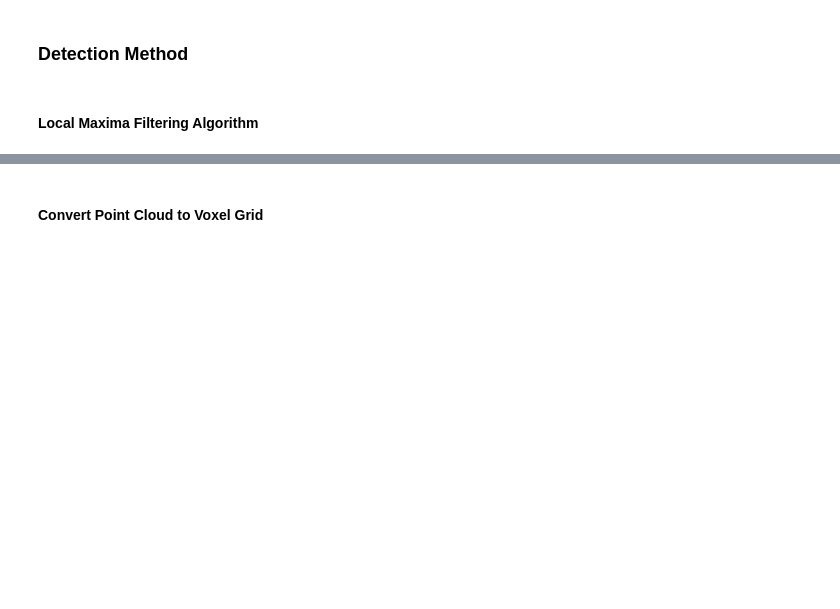
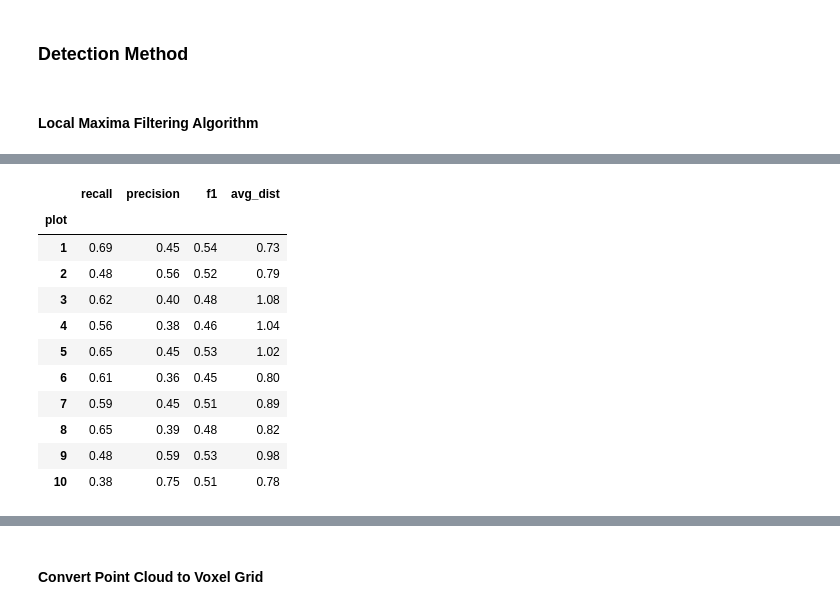
Before and after one commit to pariaighanian/LiDAR-Based-Tree-Detection, a Jupyter notebook: src/main.ipynb, the cells around one changed output, grey strips where cells are left out. Drawn from its saved outputs; the diff is of its cells as text; code cells hidden in the pictures; blank space fills up the shorter version.

```diff
--- a/src/main.ipynb
+++ b/src/main.ipynb
@@ -466 +524,17 @@ Plot 10 => {'precision': 0.62, 'recall': 0.199, 'f1': 0.301, 'avg_dist': 1.178,
+# %%
+metrics = all_results.groupby("plot").apply(calculate_metrics, include_groups=False)
+metrics
+# %% [output]
+|  | recall | precision | f1 | avg_dist |
+| plot |  |  |  |  |
+| 1 | 0.69 | 0.45 | 0.54 | 0.73 |
+| 2 | 0.48 | 0.56 | 0.52 | 0.79 |
+| 3 | 0.62 | 0.40 | 0.48 | 1.08 |
+| 4 | 0.56 | 0.38 | 0.46 | 1.04 |
+| 5 | 0.65 | 0.45 | 0.53 | 1.02 |
+| 6 | 0.61 | 0.36 | 0.45 | 0.80 |
+| 7 | 0.59 | 0.45 | 0.51 | 0.89 |
+| 8 | 0.65 | 0.39 | 0.48 | 0.82 |
+| 9 | 0.48 | 0.59 | 0.53 | 0.98 |
+| 10 | 0.38 | 0.75 | 0.51 | 0.78 |
 # %%
```
Also changed, not shown: parts of 24 cells of this notebook.
